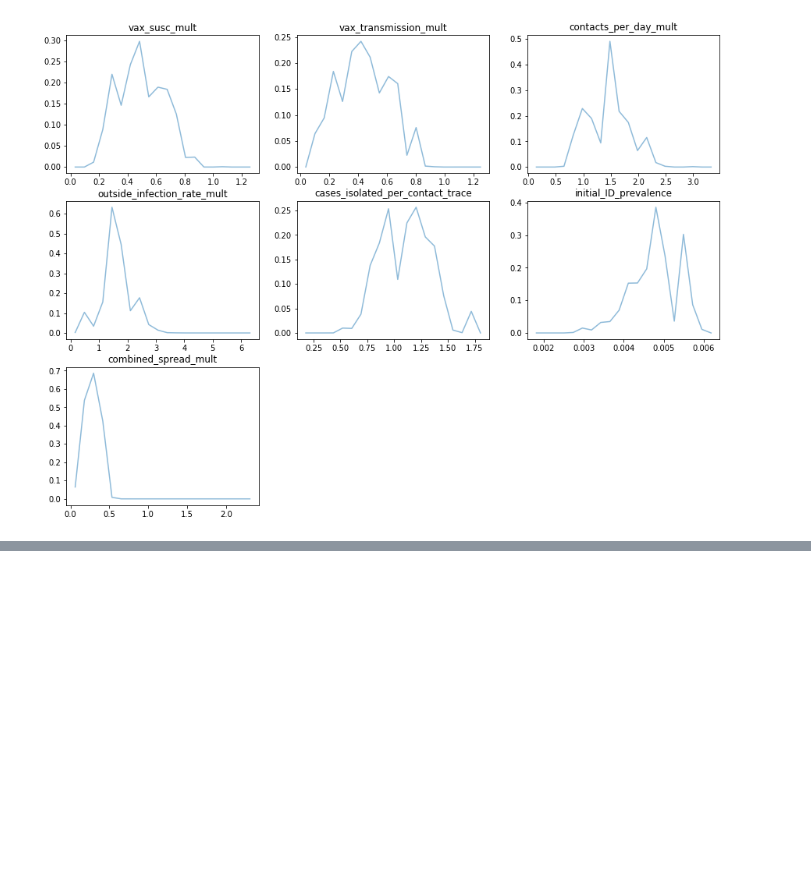
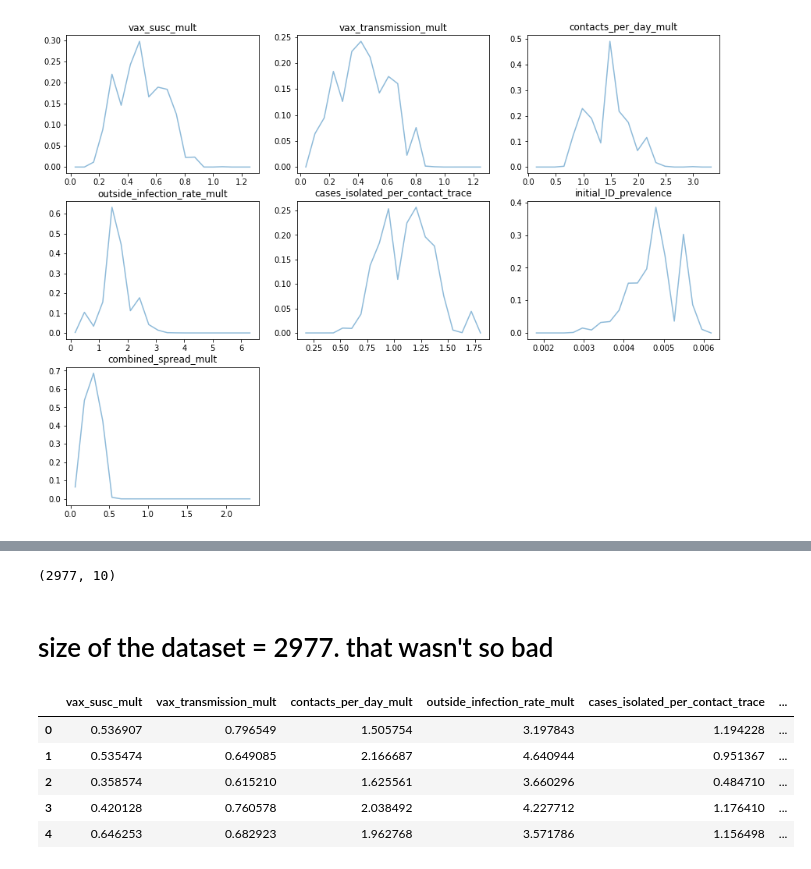
Before and after one commit to peter-i-frazier/group-testing, a Jupyter notebook: notebooks/vax_sims/fall_2021_data_analysis_v4_log_normal_likelihoods.ipynb, the cells around one changed output, grey strips where cells are left out. Saved outputs shown, nothing was run; the diff lists cells and outputs as text; code cells hidden in the pictures; blank space fills up the shorter version.

```diff
--- a/notebooks/vax_sims/fall_2021_data_analysis_v4_log_normal_likelihoods.ipynb
+++ b/notebooks/vax_sims/fall_2021_data_analysis_v4_log_normal_likelihoods.ipynb
@@ -387,0 +390,15 @@ for idx, param in enumerate(UNCERTAINTY_PARAMS[:-2] + ['combined_spread_mult']):
+# %%
+df.shape
+# %% [output]
+(2977, 10)
+# %% [markdown]
+# size of the dataset = 2977. that wasn't so bad
+# %%
+df.head()
+# %% [output]
+|  | vax_susc_mult | vax_transmission_mult | contacts_per_day_mult | outside_infection_rate_mult | cases_isolated_per_contact_trace | ... |
+| 0 | 0.536907 | 0.796549 | 1.505754 | 3.197843 | 1.194228 | ... |
+| 1 | 0.535474 | 0.649085 | 2.166687 | 4.640944 | 0.951367 | ... |
+| 2 | 0.358574 | 0.615210 | 1.625561 | 3.660296 | 0.484710 | ... |
+| 3 | 0.420128 | 0.760578 | 2.038492 | 4.227712 | 1.176410 | ... |
+| 4 | 0.646253 | 0.682923 | 1.962768 | 3.571786 | 1.156498 | ... |
```
Also changed, not shown: parts of 18 cells of this notebook, 10 other files.
